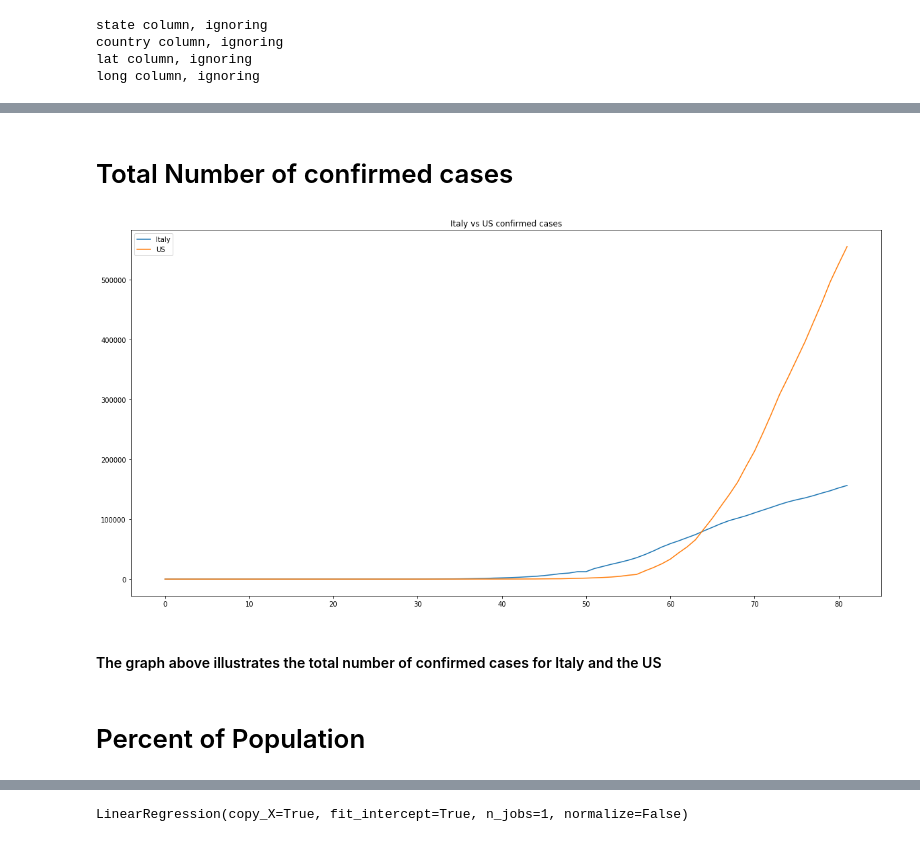
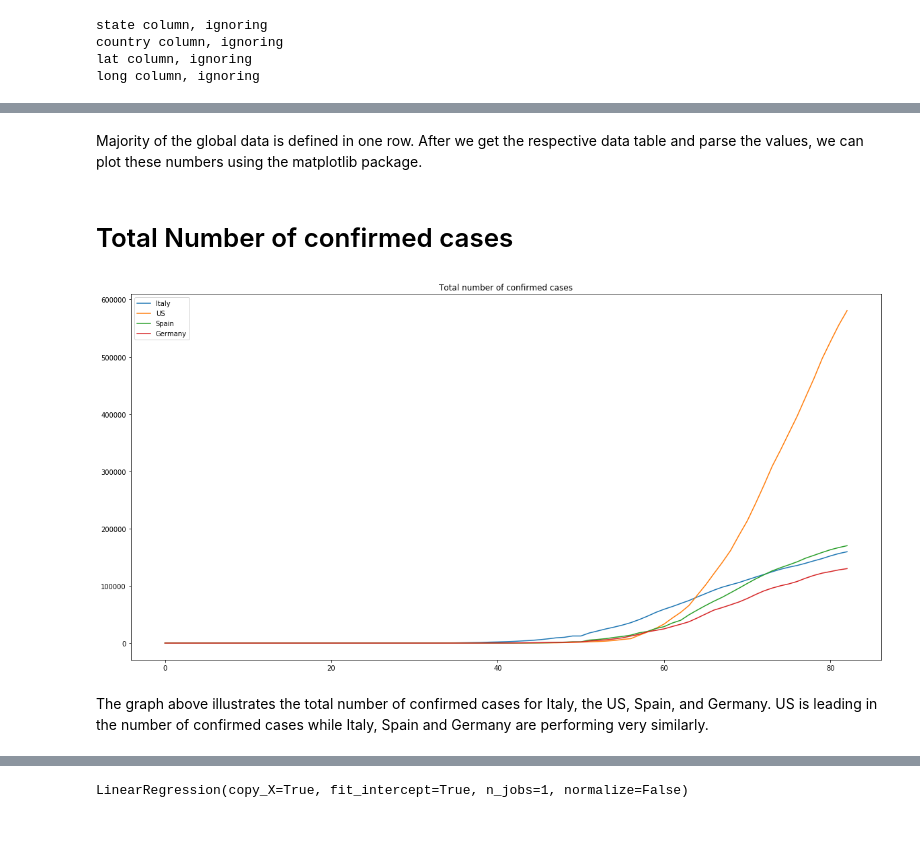
Before and after one commit to covid19data-us/covid19data.us, a Jupyter notebook: notebook/covid_global.ipynb, the cells around one changed output, grey strips where cells are left out. Drawn from its saved outputs; the diff is of its cells as text; code cells hidden in the pictures.

Commit message:
Polished global notebook

```diff
--- a/notebook/covid_global.ipynb
+++ b/notebook/covid_global.ipynb
@@ -70,14 +111,16 @@ long column, ignoring
+# %% [markdown]
+Majority of the global data is defined in one row. After we get the respective data table and parse the values, we can plot these numbers using the matplotlib package.
 # %% [markdown]
 # Total Number of confirmed cases
 # %%
-plt.title("Italy vs US confirmed cases")
+plt.title("Total number of confirmed cases")
 plt.plot(ItalyValues, label="Italy")
 plt.plot(USValues, label="US")
+plt.plot(SpainValues, label="Spain")
+plt.plot(GermanyValues, label="Germany")
 plt.legend()
 plt.show()
 # %% [output]
-[figure, old version]
+[figure, new version]
 # %% [markdown]
-#### The graph above illustrates the total number of confirmed cases for Italy and the US
+The graph above illustrates the total number of confirmed cases for Italy, the US, Spain, and Germany. US is leading in the number of confirmed cases while Italy, Spain and Germany are performing very similarly.
-# %% [markdown]
-# Percent of Population
```
Also changed, not shown: parts of 79 cells of this notebook.
